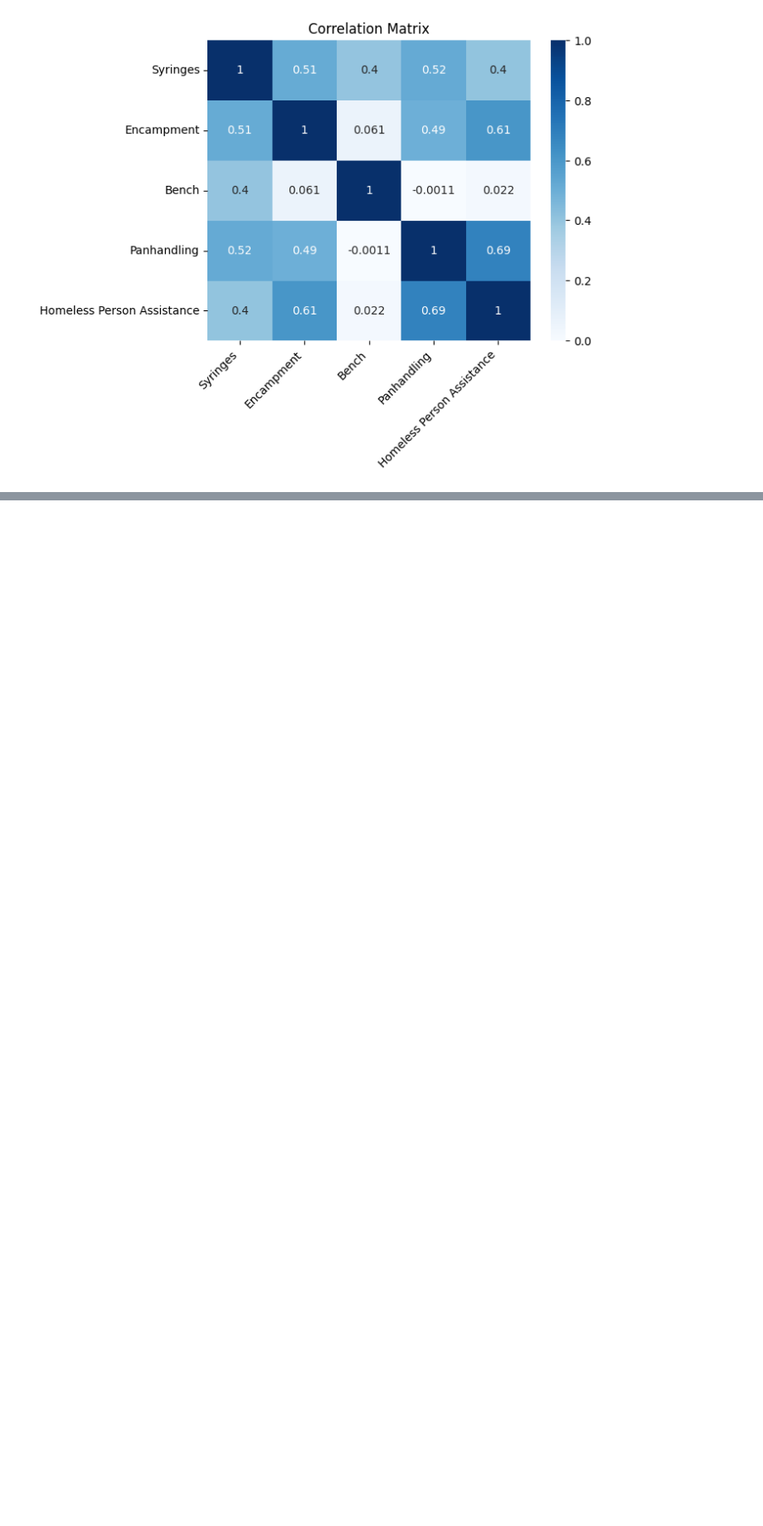
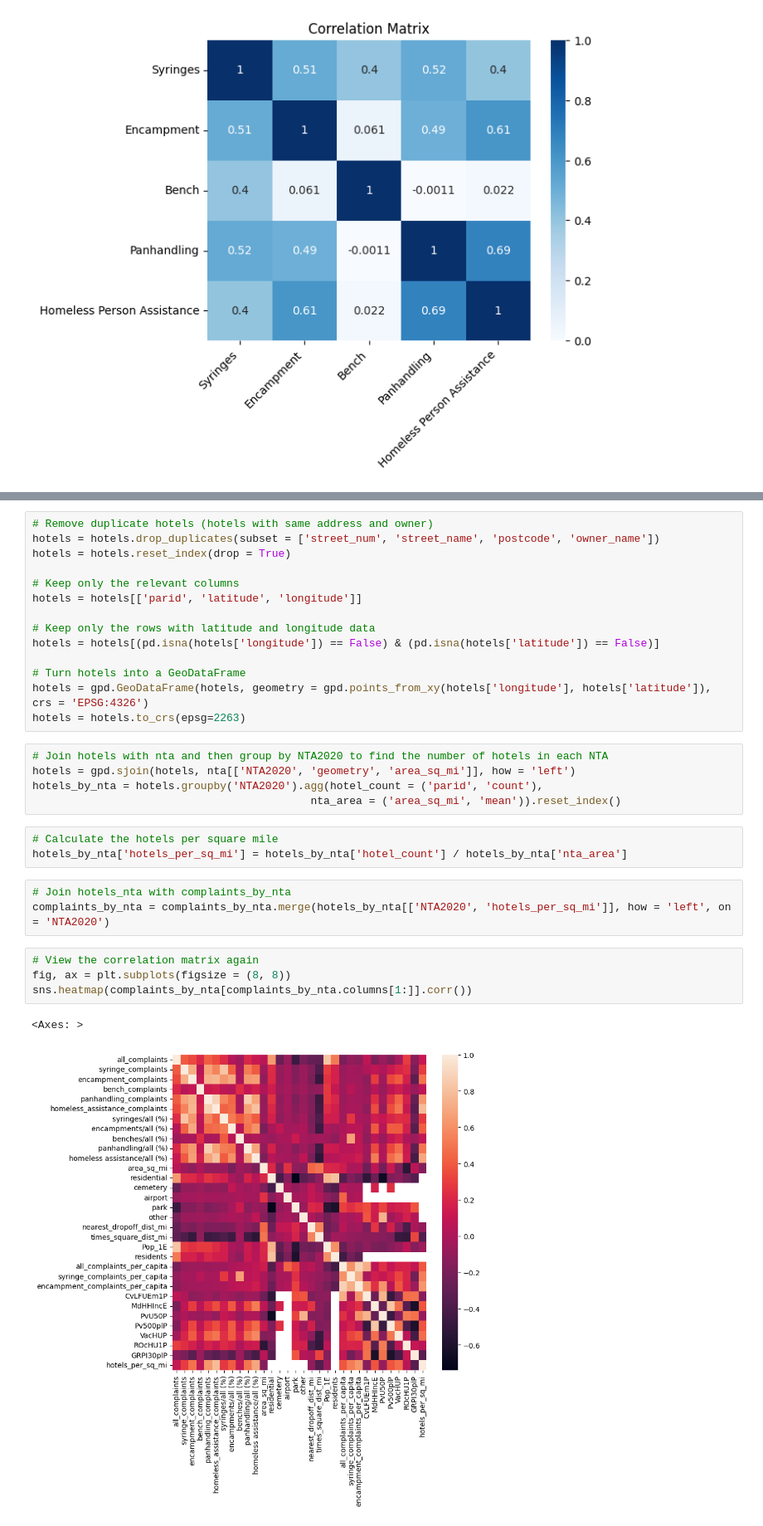
Before and after one commit to abretti/em212-applied-data-science, a Jupyter notebook: Final_Project.ipynb, the cells around one changed output, grey strips where cells are left out. Shown at 83% size. Drawn from its saved outputs; the diff is of its cells as text; blank space fills up the shorter version.

```diff
--- a/Final_Project.ipynb
+++ b/Final_Project.ipynb
@@ -494,0 +646,32 @@ plt.show()
+# %%
+# Remove duplicate hotels (hotels with same address and owner)
+hotels = hotels.drop_duplicates(subset = ['street_num', 'street_name', 'postcode', 'owner_name'])
+hotels = hotels.reset_index(drop = True)
+
+# Keep only the relevant columns
+hotels = hotels[['parid', 'latitude', 'longitude']]
+
+# Keep only the rows with latitude and longitude data
+hotels = hotels[(pd.isna(hotels['longitude']) == False) & (pd.isna(hotels['latitude']) == False)]
+
+# Turn hotels into a GeoDataFrame
+hotels = gpd.GeoDataFrame(hotels, geometry = gpd.points_from_xy(hotels['longitude'], hotels['latitude']), crs = 'EPSG:4326')
+hotels = hotels.to_crs(epsg=2263)
+# %%
+# Join hotels with nta and then group by NTA2020 to find the number of hotels in each NTA
+hotels = gpd.sjoin(hotels, nta[['NTA2020', 'geometry', 'area_sq_mi']], how = 'left')
+hotels_by_nta = hotels.groupby('NTA2020').agg(hotel_count = ('parid', 'count'),
+                                           nta_area = ('area_sq_mi', 'mean')).reset_index()
+# %%
+# Calculate the hotels per square mile
+hotels_by_nta['hotels_per_sq_mi'] = hotels_by_nta['hotel_count'] / hotels_by_nta['nta_area']
+# %%
+# Join hotels_nta with complaints_by_nta
+complaints_by_nta = complaints_by_nta.merge(hotels_by_nta[['NTA2020', 'hotels_per_sq_mi']], how = 'left', on = 'NTA2020')
+# %%
+# View the correlation matrix again
+fig, ax = plt.subplots(figsize = (8, 8))
+sns.heatmap(complaints_by_nta[complaints_by_nta.columns[1:]].corr())
+# %% [output]
+<Axes: >
+[figure, added]
```
Also changed, not shown: parts of 55 cells of this notebook.
